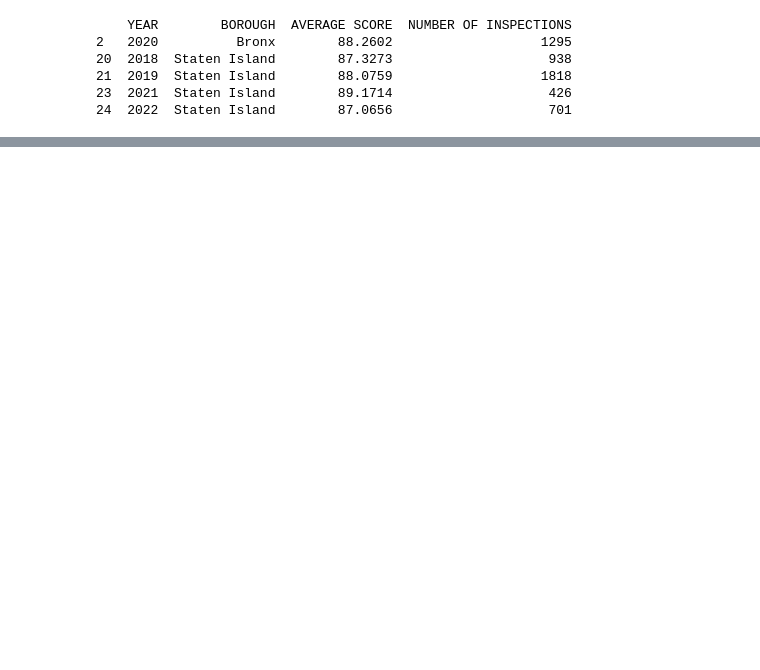
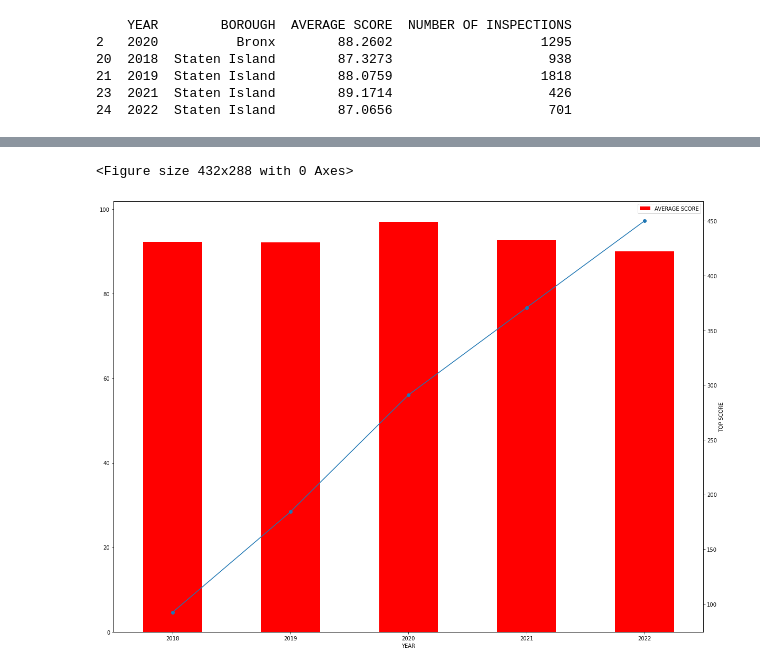
Before and after one commit to IfElseRun/Python-Data-Analysis, a Jupyter notebook: business-case-data-analysis.ipynb, the cells around one changed output, grey strips where cells are left out. Cells and saved outputs as stored; diff of their text form; code cells hidden in the pictures; blank space fills up the shorter version.

```diff
--- a/business-case-data-analysis.ipynb
+++ b/business-case-data-analysis.ipynb
@@ -102,0 +230,55 @@ ORDER BY a.`YEAR` ASC, a.score_rank ASC
+# %%
+#
+# SQL query o
+"""
+q3 = ('''SELECT
+            f.*,
+            (f.`AVERAGE SCORE` * f.occurrences) AS `TOP SCORE`
+        FROM (
+            select
+                `a`.*,
+                row_number() over (partition by `a`.DBA) as occurrences
+            from (
+                select
+                    cast(year(filtered.INSPECTION_DATE) as nchar) AS `YEAR`,
+                    filtered.CUISINE_DESCRIPTION,
+                    AVG(filtered.WEIGHED_SCORE) AS `AVERAGE SCORE`,
+                    COUNT(filtered.SCORE) AS `NUMBER OF INSPECTIONS`,
+                    filtered.CAMIS,
+                    filtered.DBA,
+                    RANK() OVER ( PARTITION BY `YEAR` ORDER BY `AVERAGE SCORE` DESC ) score_rank
+                from (
+                    select *,
+                    LAST_VALUE(year(`clean_data`.`INSPECTION_DATE`)) OVER (
+                        PARTITION BY `clean_data`.`DBA`
+                        ORDER BY year(`clean_data`.`INSPECTION_DATE`)
+                        RANGE BETWEEN
+                            UNBOUNDED PRECEDING AND
+                            UNBOUNDED FOLLOWING
+                    ) `last_year`
+                    from `nyc_restaurants`.`clean_data`
+                    WHERE `DBA` = 'CARVEL'
+                ) filtered
+                where `filtered`.`BORO` = 'Staten Island' AND CUISINE_DESCRIPTION = 'Frozen Desserts'  AND filtered.`last_year` = year(now())
+                group by year(`filtered`.`INSPECTION_DATE`),`filtered`.`DBA`
+            ) `a`
+            where `a`.`score_rank` <= 10
+            order by `a`.`YEAR`,`a`.`score_rank`
+        ) AS f
+        order by `TOP SCORE` DESC;''')
+"""
+q3 = ('''SELECT * FROM nyc_restaurants.borough_cuisine_restaurant_single_analysis order by `YEAR` ASC;''')
+
+# Convert the SQL query to Pandas DataFrame
+r3 = pd.read_sql(q3,  new_connection.con)
+
+fig = plt.figure()
+ax = r3.plot(figsize=(20,15), kind='bar', color='red', x='YEAR', y='AVERAGE SCORE')
+plt.xticks(rotation=0)
+ax2 = ax.twinx()
+ax2.plot(ax.get_xticks(), r3['TOP SCORE'], marker='o')
+ax2.set_ylabel("TOP SCORE")
+plt.show()
+# %% [output]
+<Figure size 432x288 with 0 Axes>
+[figure, added]
```
Also changed, not shown: parts of 7 cells of this notebook.
